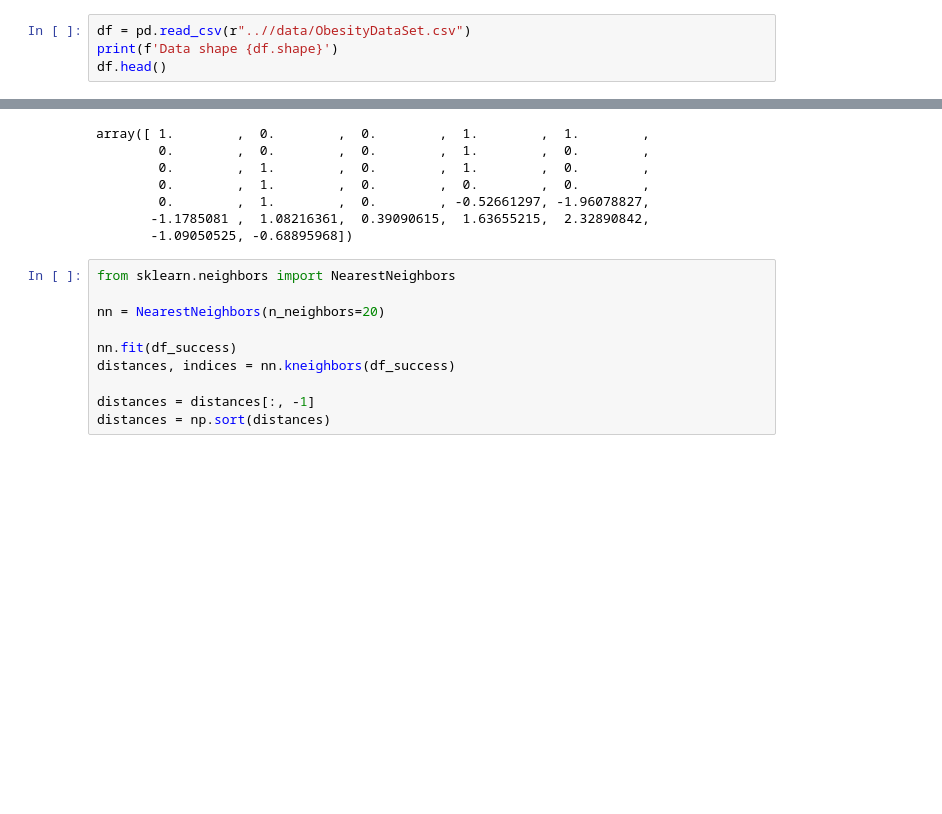
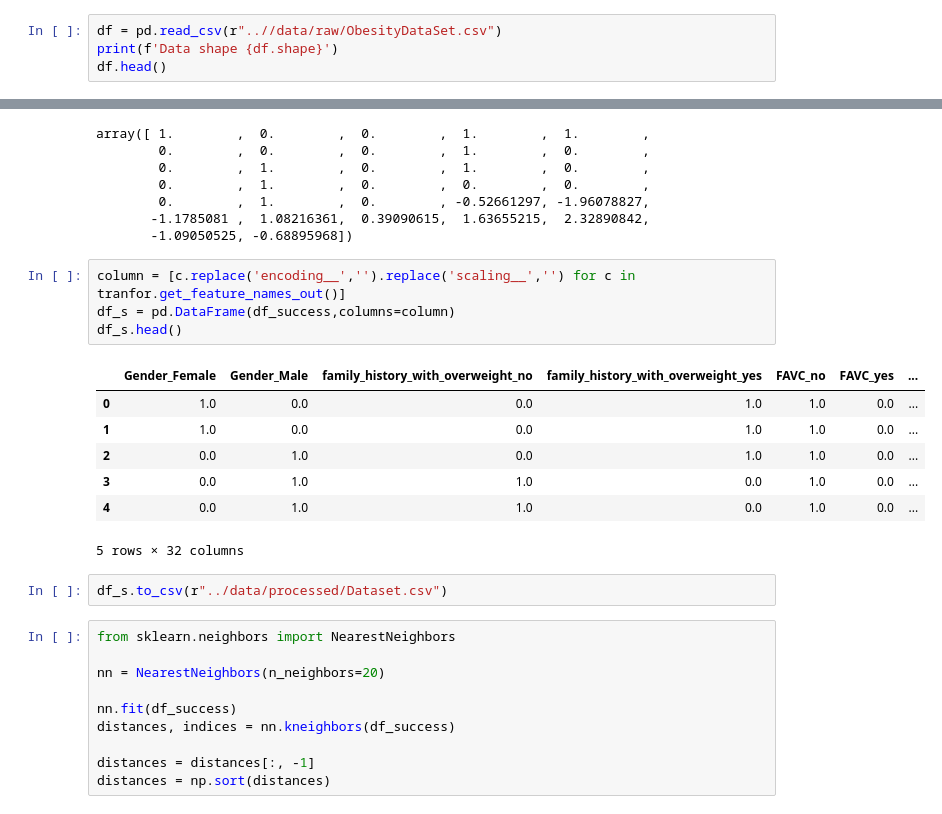
Before and after one commit to sarmuh/Obesity-or-CVD-risk-Clustering-ML, a Jupyter notebook: notebooks/preprocessing.ipynb, the cells around one changed output, grey strips where cells are left out. Drawn from its saved outputs; the diff is of its cells as text; blank space fills up the shorter version.

Commit message:
dataset saved and move

```diff
--- a/notebooks/preprocessing.ipynb
+++ b/notebooks/preprocessing.ipynb
@@ -10,7 +10,7 @@ from sklearn.preprocessing import StandardScaler
 from sklearn.preprocessing import OneHotEncoder
 from sklearn.preprocessing import FunctionTransformer
 # %%
-df = pd.read_csv(r"..//data/ObesityDataSet.csv")
+df = pd.read_csv(r"..//data/raw/ObesityDataSet.csv")
 print(f'Data shape {df.shape}')
 df.head()
 # %% [output]
@@ -85,6 +85,20 @@ array([ 1.        ,  0.        ,  0.        ,  1.        ,  1.        ,
         0.        ,  1.        ,  0.        , -0.52661297, -1.96078827,
        -1.1785081 ,  1.08216361,  0.39090615,  1.63655215,  2.32890842,
        -1.09050525, -0.68895968])
+# %%
+column = [c.replace('encoding__','').replace('scaling__','') for c in tranfor.get_feature_names_out()]
+df_s = pd.DataFrame(df_success,columns=column)
+df_s.head()
+# %% [output]
+|  | Gender_Female | Gender_Male | family_history_with_overweight_no | family_history_with_overweight_yes | FAVC_no | FAVC_yes | ... |
+| 0 | 1.0 | 0.0 | 0.0 | 1.0 | 1.0 | 0.0 | ... |
+| 1 | 1.0 | 0.0 | 0.0 | 1.0 | 1.0 | 0.0 | ... |
+| 2 | 0.0 | 1.0 | 0.0 | 1.0 | 1.0 | 0.0 | ... |
+| 3 | 0.0 | 1.0 | 1.0 | 0.0 | 1.0 | 0.0 | ... |
+| 4 | 0.0 | 1.0 | 1.0 | 0.0 | 1.0 | 0.0 | ... |
+5 rows × 32 columns
+# %%
+df_s.to_csv(r"../data/processed/Dataset.csv")
 # %%
 from sklearn.neighbors import NearestNeighbors
 
```
Also changed, not shown: 3 other files.
